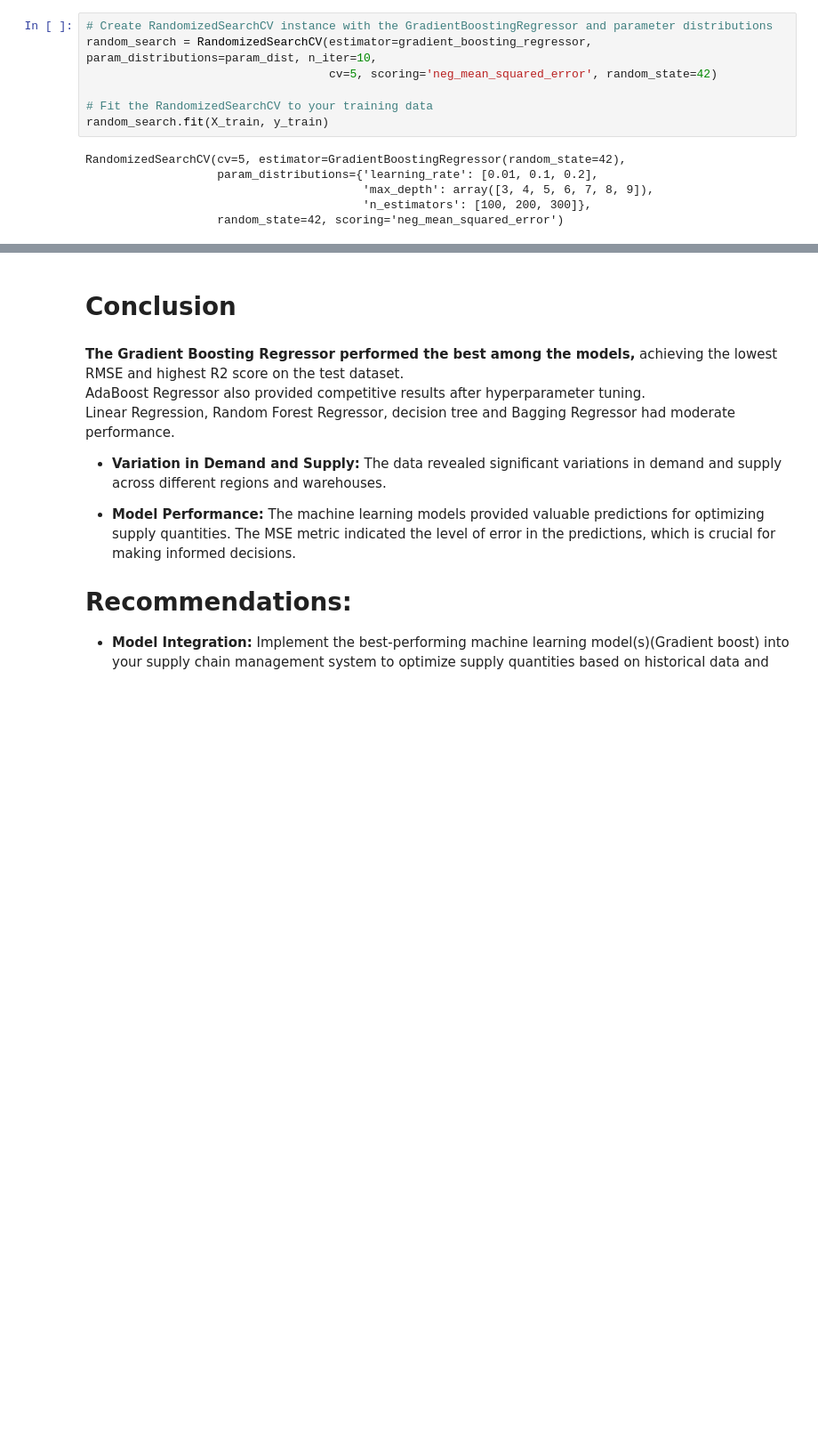
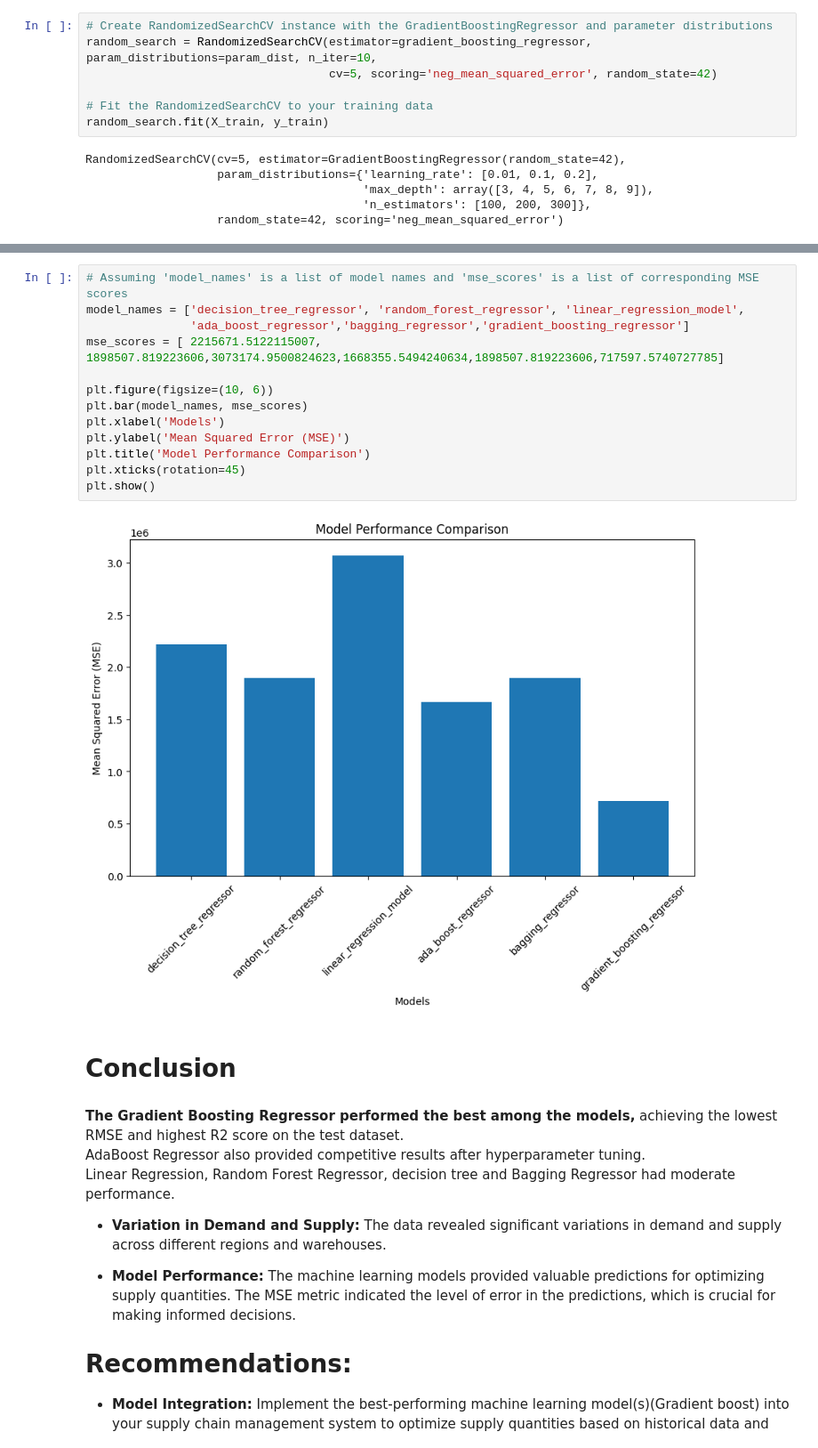
Before and after one commit to Naiseenata/Supply-Chain-Management, a Jupyter notebook: Supply_Chain.ipynb, the cells around one changed output, grey strips where cells are left out. Shown at 89% size. Cells and saved outputs as stored; diff of their text form; blank space fills up the shorter version.

```diff
--- a/Supply_Chain.ipynb
+++ b/Supply_Chain.ipynb
@@ -957,3 +982,18 @@ Mean Squared Error (MSE) for Best Model: 724982.7191081045
+# %%
+# Assuming 'model_names' is a list of model names and 'mse_scores' is a list of corresponding MSE scores
+model_names = ['decision_tree_regressor', 'random_forest_regressor', 'linear_regression_model',
+               'ada_boost_regressor','bagging_regressor','gradient_boosting_regressor']
+mse_scores = [ 2215671.5122115007, 1898507.819223606,3073174.9500824623,1668355.5494240634,1898507.819223606,717597.5740727785]
+
+plt.figure(figsize=(10, 6))
+plt.bar(model_names, mse_scores)
+plt.xlabel('Models')
+plt.ylabel('Mean Squared Error (MSE)')
+plt.title('Model Performance Comparison')
+plt.xticks(rotation=45)
+plt.show()
+# %% [output]
+[figure, added]
 # %% [markdown]
 # Conclusion
 # %% [markdown]
```
Also changed, not shown: parts of 13 cells of this notebook.
